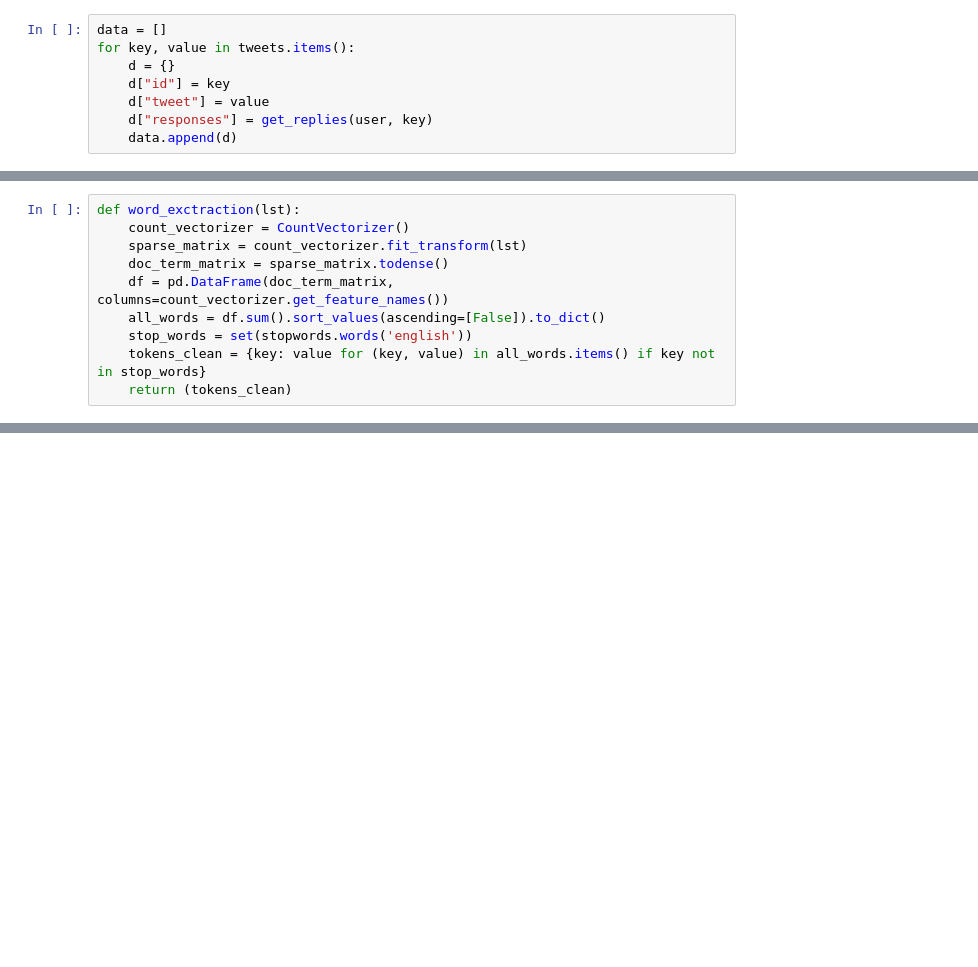
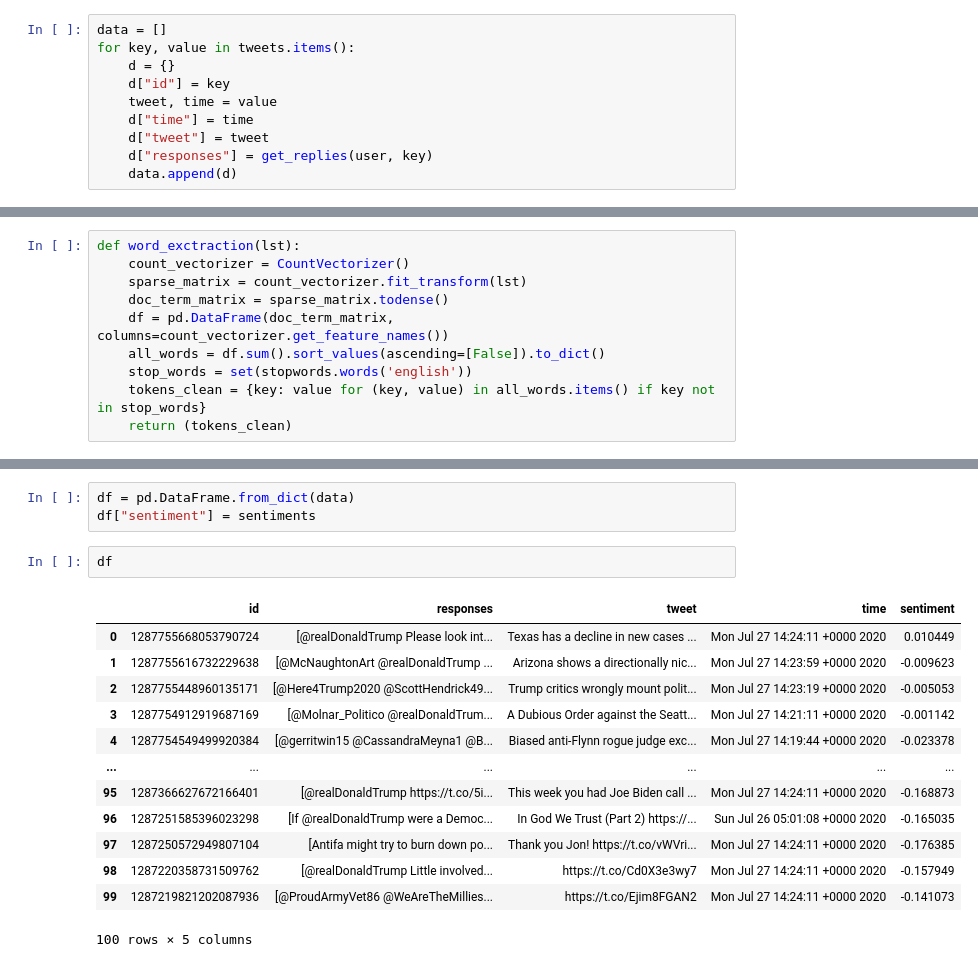
Before and after one commit to adrianacoca/Predictweet, a Jupyter notebook: notebooks/Twitter API access.ipynb, the cells around one changed output, grey strips where cells are left out. Drawn from its saved outputs; the diff is of its cells as text; blank space fills up the shorter version.

```diff
--- a/notebooks/Twitter API access.ipynb
+++ b/notebooks/Twitter API access.ipynb
@@ -128,6 +165,8 @@ data = []
 for key, value in tweets.items():
     d = {}
     d["id"] = key
-    d["tweet"] = value
+    tweet, time = value
+    d["time"] = time
+    d["tweet"] = tweet
     d["responses"] = get_replies(user, key)
     data.append(d)
@@ -219,0 +233,19 @@ sentiment_averages_vader(tweets)
+# %%
+df = pd.DataFrame.from_dict(data)
+df["sentiment"] = sentiments
+# %%
+df
+# %% [output]
+|  | id | responses | tweet | time | sentiment |
+| 0 | 1287755668053790724 | [@realDonaldTrump Please look int... | Texas has a decline in new cases ... | Mon Jul 27 14:24:11 +0000 2020 | 0.010449 |
+| 1 | 1287755616732229638 | [@McNaughtonArt @realDonaldTrump ... | Arizona shows a directionally nic... | Mon Jul 27 14:23:59 +0000 2020 | -0.009623 |
+| 2 | 1287755448960135171 | [@Here4Trump2020 @ScottHendrick49... | Trump critics wrongly mount polit... | Mon Jul 27 14:23:19 +0000 2020 | -0.005053 |
+| 3 | 1287754912919687169 | [@Molnar_Politico @realDonaldTrum... | A Dubious Order against the Seatt... | Mon Jul 27 14:21:11 +0000 2020 | -0.001142 |
+| 4 | 1287754549499920384 | [@gerritwin15 @CassandraMeyna1 @B... | Biased anti-Flynn rogue judge exc... | Mon Jul 27 14:19:44 +0000 2020 | -0.023378 |
+| ... | ... | ... | ... | ... | ... |
+| 95 | 1287366627672166401 | [@realDonaldTrump https://t.co/5i... | This week you had Joe Biden call ... | Mon Jul 27 14:24:11 +0000 2020 | -0.168873 |
+| 96 | 1287251585396023298 | [If @realDonaldTrump were a Democ... | In God We Trust (Part 2) https://... | Sun Jul 26 05:01:08 +0000 2020 | -0.165035 |
+| 97 | 1287250572949807104 | [Antifa might try to burn down po... | Thank you Jon! https://t.co/vWVri... | Mon Jul 27 14:24:11 +0000 2020 | -0.176385 |
+| 98 | 1287220358731509762 | [@realDonaldTrump Little involved... | https://t.co/Cd0X3e3wy7 | Mon Jul 27 14:24:11 +0000 2020 | -0.157949 |
+| 99 | 1287219821202087936 | [@ProudArmyVet86 @WeAreTheMillies... | https://t.co/Ejim8FGAN2 | Mon Jul 27 14:24:11 +0000 2020 | -0.141073 |
+100 rows × 5 columns
```
Also changed, not shown: parts of 31 cells of this notebook, 3 other files.
